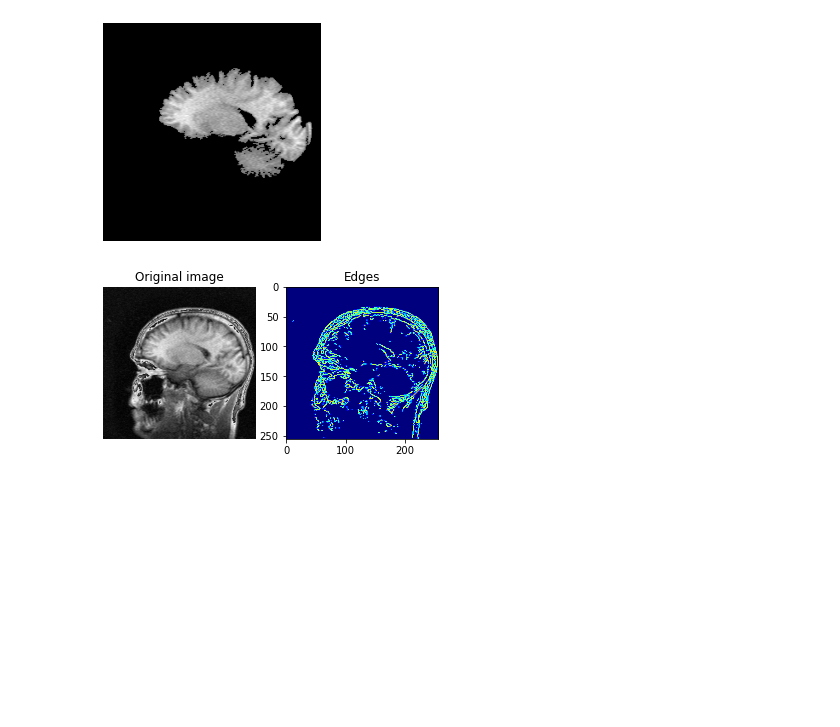
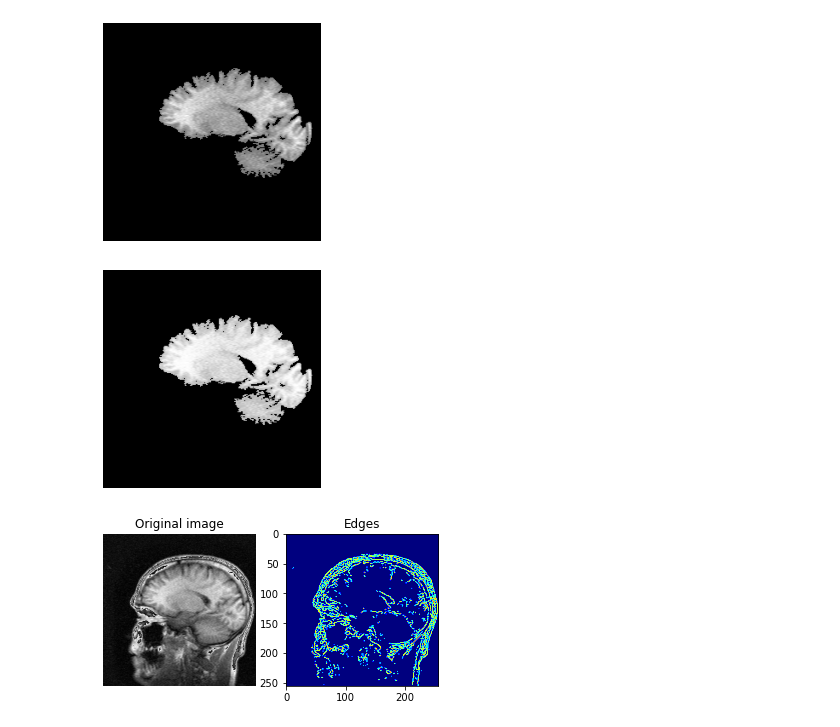
Before and after one commit to CorleoneJW/3DHuman, a Jupyter notebook: CTimage.ipynb, the cells around one changed output. Saved outputs shown, nothing was run; the diff lists cells and outputs as text; code cells hidden in the pictures; blank space fills up the shorter version.

Commit message:
CT traditonal method uopdate

```diff
--- a/CTimage.ipynb
+++ b/CTimage.ipynb
@@ -104,6 +90,19 @@ plt.axis('off')
 plt.show()
 # %% [output]
 [figure]
+# %%
+# Region growing method on equalized image
+regionGrowingImageEqualized = equalized_image
+seedPoint = (180,100)
+threshold = 68
+# seedPoint = (150,125)
+# threshold = 35
+brainImageRegionGrowingEqualized = CTimageLIB.regionGrowing(regionGrowingImageEqualized, seedPoint, threshold)
+plt.imshow(brainImageRegionGrowingEqualized, cmap='gray')
+plt.axis('off')
+plt.show()
+# %% [output]
+[figure, added]
 # %%
 # Edge detection method
 # Canny calculator
```
Also changed, not shown: parts of 9 cells of this notebook, 1 other file.
